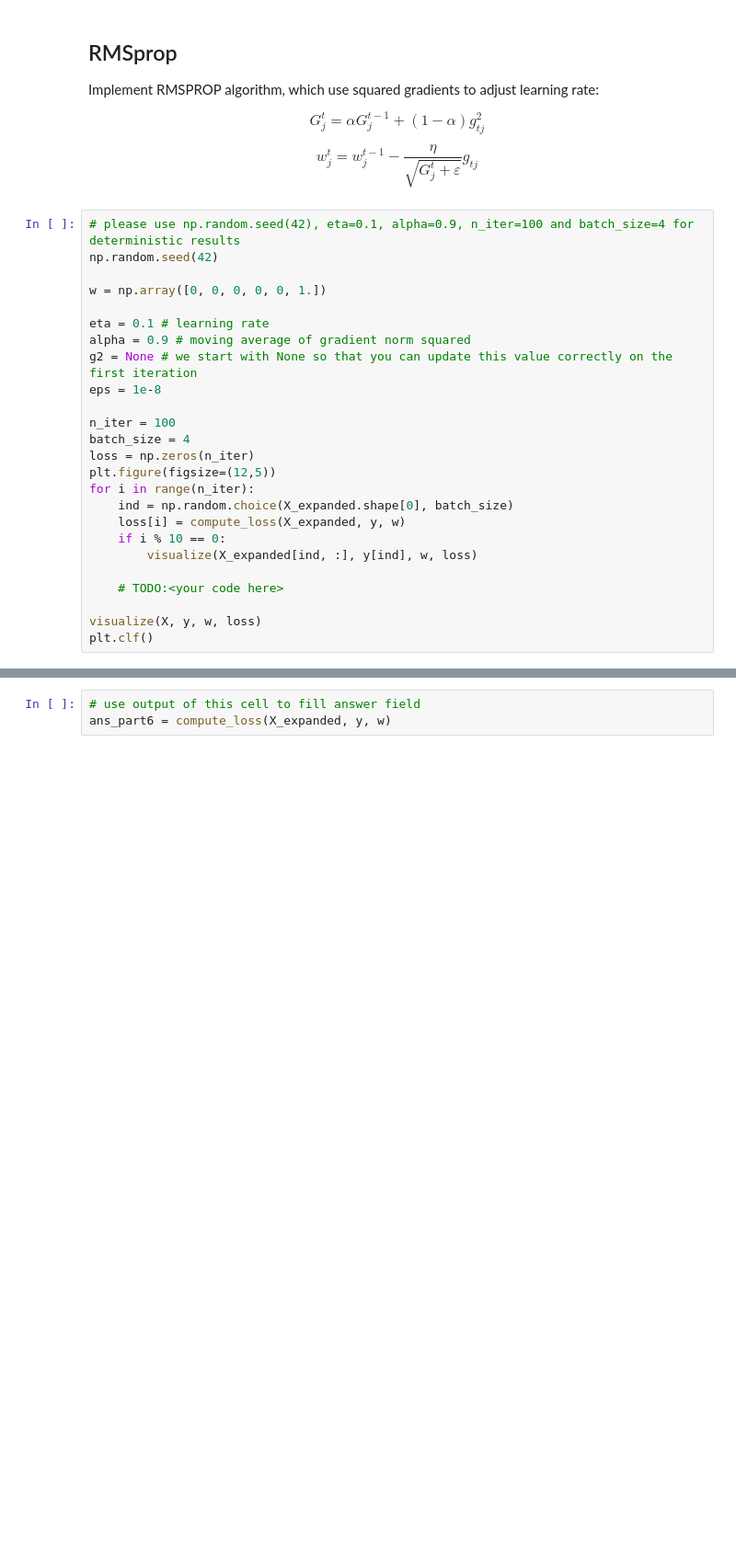
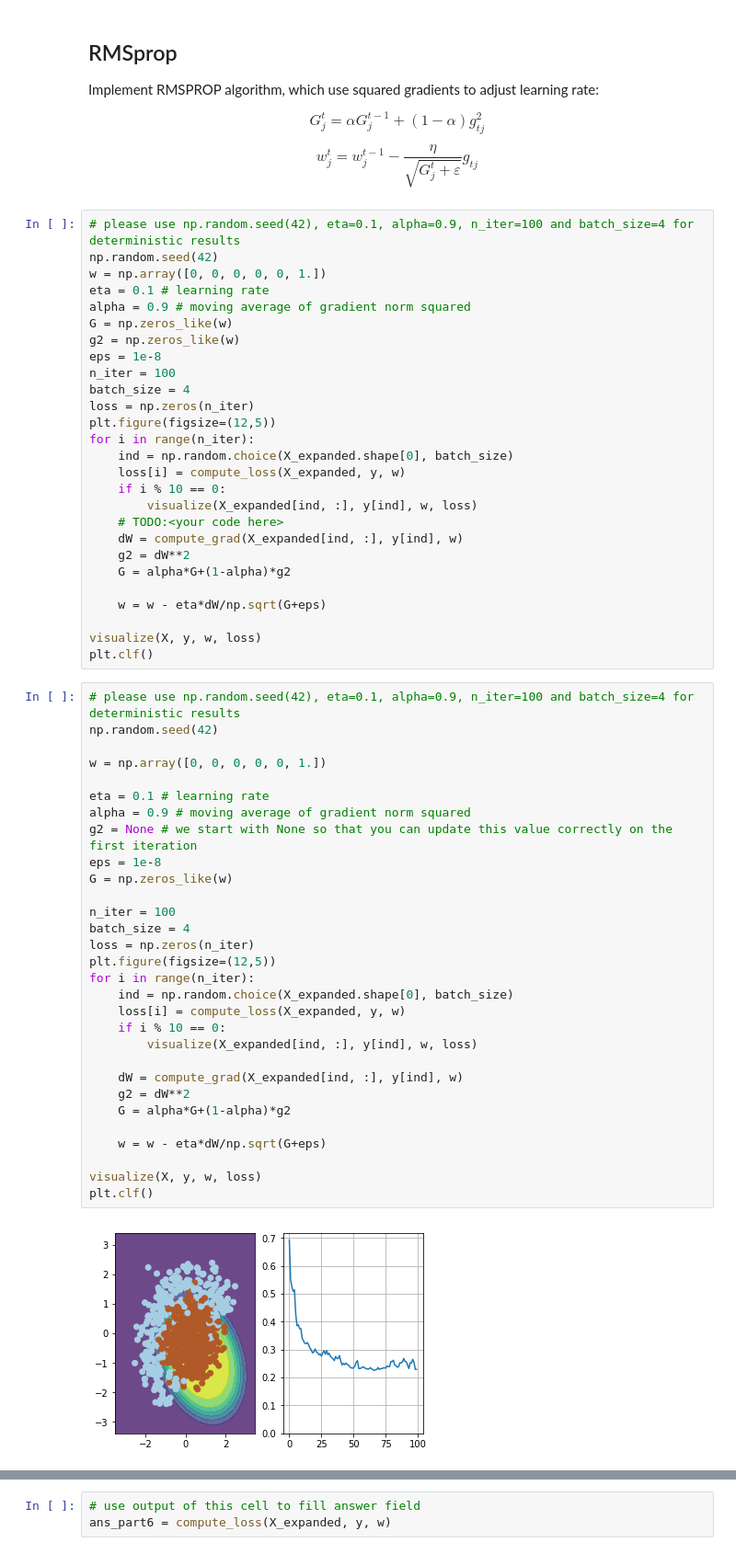
Before and after one commit to Ibn-mohey/Practice-Machine-Learning-with-Courses, a Jupyter notebook: AML/C1.Introduction to Deep Learning/week01_pa.ipynb, the cells around one changed output, grey strips where cells are left out. Shown: that part at 92% size. Drawn from its saved outputs; the diff is of its cells as text; blank space fills up the shorter version.

```diff
--- a/AML/C1.Introduction to Deep Learning/week01_pa.ipynb
+++ b/AML/C1.Introduction to Deep Learning/week01_pa.ipynb
@@ -290,28 +339,62 @@ Implement RMSPROP algorithm, which use squared gradients to adjust learning rate
 
 $$ G_j^t = \alpha G_j^{t-1} + (1 - \alpha) g_{tj}^2 $$
 $$ w_j^t = w_j^{t-1} - \dfrac{\eta}{\sqrt{G_j^t + \varepsilon}} g_{tj} $$
+# %%
+# please use np.random.seed(42), eta=0.1, alpha=0.9, n_iter=100 and batch_size=4 for deterministic results
+np.random.seed(42)
+w = np.array([0, 0, 0, 0, 0, 1.])
+eta = 0.1 # learning rate
+alpha = 0.9 # moving average of gradient norm squared
+G = np.zeros_like(w)
+g2 = np.zeros_like(w)
+eps = 1e-8
+n_iter = 100
+batch_size = 4
+loss = np.zeros(n_iter)
+plt.figure(figsize=(12,5))
+for i in range(n_iter):
+    ind = np.random.choice(X_expanded.shape[0], batch_size)
+    loss[i] = compute_loss(X_expanded, y, w)
+    if i % 10 == 0:
+        visualize(X_expanded[ind, :], y[ind], w, loss)
+    # TODO:<your code here>
+    dW = compute_grad(X_expanded[ind, :], y[ind], w)
+    g2 = dW**2
+    G = alpha*G+(1-alpha)*g2
+
+    w = w - eta*dW/np.sqrt(G+eps)
+
+visualize(X, y, w, loss)
+plt.clf()
 # %%
 # please use np.random.seed(42), eta=0.1, alpha=0.9, n_iter=100 and batch_size=4 for deterministic results
 np.random.seed(42)
 
 w = np.array([0, 0, 0, 0, 0, 1.])
 
 eta = 0.1 # learning rate
 alpha = 0.9 # moving average of gradient norm squared
 g2 = None # we start with None so that you can update this value correctly on the first iteration
 eps = 1e-8
+G = np.zeros_like(w)
 
 n_iter = 100
 batch_size = 4
 loss = np.zeros(n_iter)
 plt.figure(figsize=(12,5))
 for i in range(n_iter):
     ind = np.random.choice(X_expanded.shape[0], batch_size)
     loss[i] = compute_loss(X_expanded, y, w)
     if i % 10 == 0:
         visualize(X_expanded[ind, :], y[ind], w, loss)
 
-    # TODO:<your code here>
+    dW = compute_grad(X_expanded[ind, :], y[ind], w)
+    g2 = dW**2
+    G = alpha*G+(1-alpha)*g2
+
+    w = w - eta*dW/np.sqrt(G+eps)
 
 visualize(X, y, w, loss)
 plt.clf()
+# %% [output]
+[figure, added]
```
Also changed, not shown: parts of 17 cells of this notebook.
